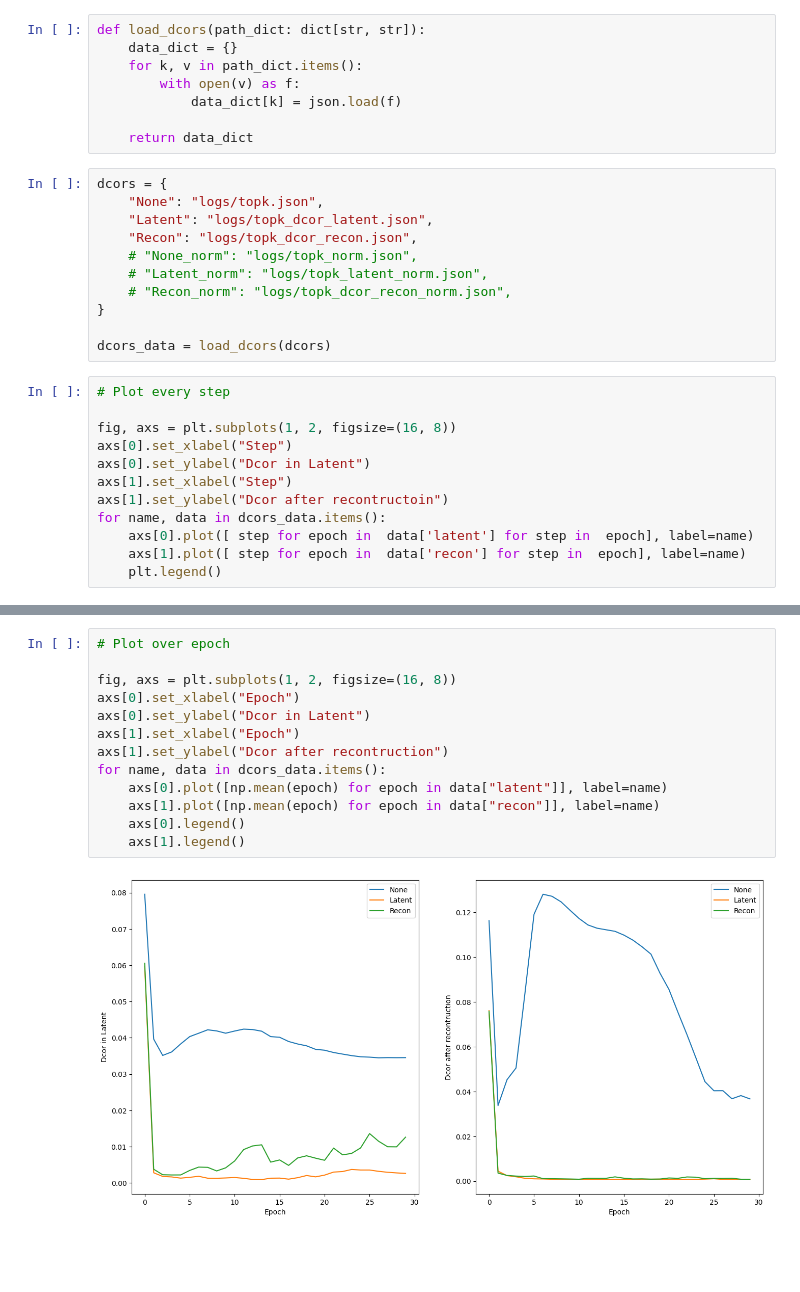
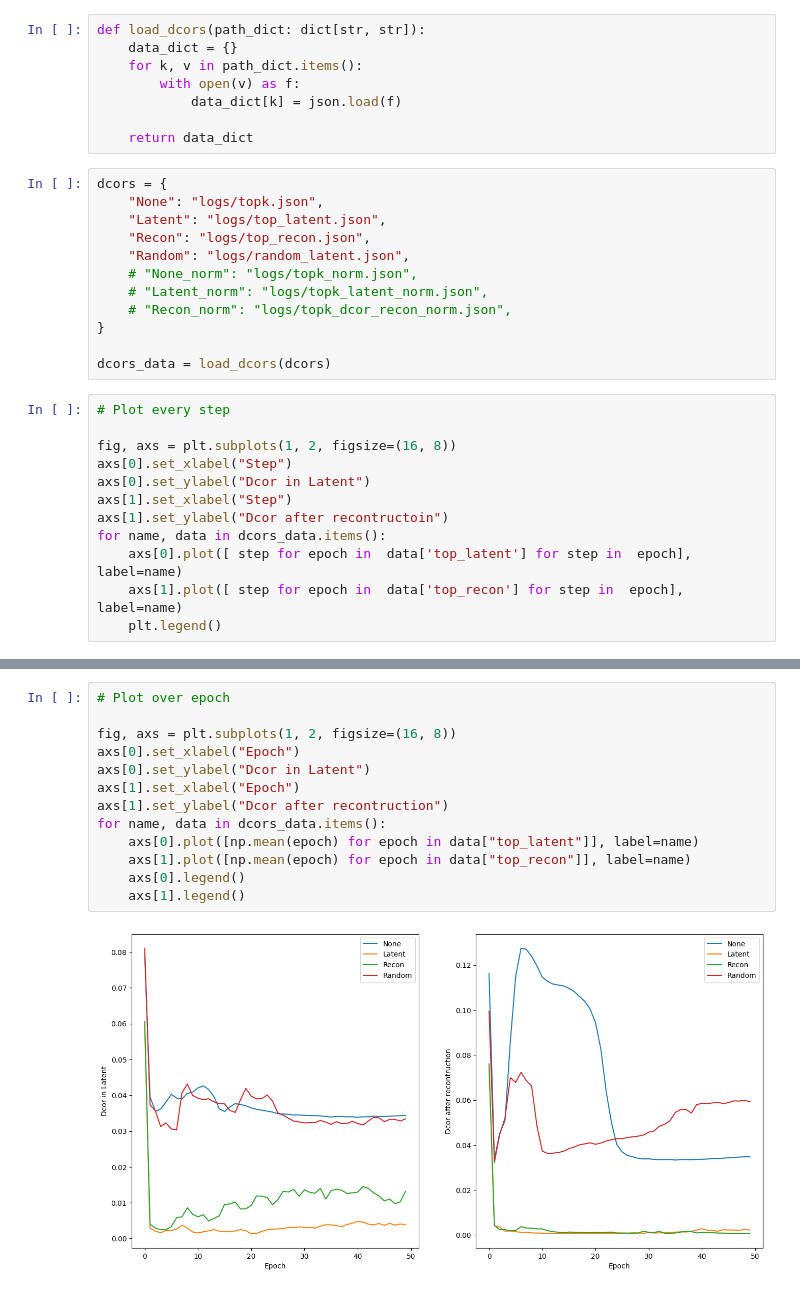
Before and after one commit to St0pien/TopKSAE-research, a Jupyter notebook: plot_dcor.ipynb, the cells around one changed output, grey strips where cells are left out. Cells and saved outputs as stored; diff of their text form; blank space fills up the shorter version.

Commit message:
Implement efficient full dcor latent

```diff
--- a/plot_dcor.ipynb
+++ b/plot_dcor.ipynb
@@ -13,8 +13,9 @@ def load_dcors(path_dict: dict[str, str]):
 # %%
 dcors = {
     "None": "logs/topk.json",
-    "Latent": "logs/topk_dcor_latent.json",
-    "Recon": "logs/topk_dcor_recon.json",
+    "Latent": "logs/top_latent.json",
+    "Recon": "logs/top_recon.json",
+    "Random": "logs/random_latent.json",
     # "None_norm": "logs/topk_norm.json",
     # "Latent_norm": "logs/topk_latent_norm.json",
     # "Recon_norm": "logs/topk_dcor_recon_norm.json",
@@ -30,7 +31,7 @@ axs[0].set_ylabel("Dcor in Latent")
 axs[1].set_xlabel("Step")
 axs[1].set_ylabel("Dcor after recontructoin")
 for name, data in dcors_data.items():
-    axs[0].plot([ step for epoch in  data['latent'] for step in  epoch], label=name)
-    axs[1].plot([ step for epoch in  data['recon'] for step in  epoch], label=name)
+    axs[0].plot([ step for epoch in  data['top_latent'] for step in  epoch], label=name)
+    axs[1].plot([ step for epoch in  data['top_recon'] for step in  epoch], label=name)
     plt.legend()
 # %% [output]
@@ -38,15 +39,15 @@ for name, data in dcors_data.items():
 # %%
 # Plot over epoch
 
 fig, axs = plt.subplots(1, 2, figsize=(16, 8))
 axs[0].set_xlabel("Epoch")
 axs[0].set_ylabel("Dcor in Latent")
 axs[1].set_xlabel("Epoch")
 axs[1].set_ylabel("Dcor after recontruction")
 for name, data in dcors_data.items():
-    axs[0].plot([np.mean(epoch) for epoch in data["latent"]], label=name)
-    axs[1].plot([np.mean(epoch) for epoch in data["recon"]], label=name)
+    axs[0].plot([np.mean(epoch) for epoch in data["top_latent"]], label=name)
+    axs[1].plot([np.mean(epoch) for epoch in data["top_recon"]], label=name)
     axs[0].legend()
     axs[1].legend()
 # %% [output]
-[figure, old version]
+[figure, new version]
```
Also changed, not shown: parts of 1 cell of this notebook, 8 other files.
